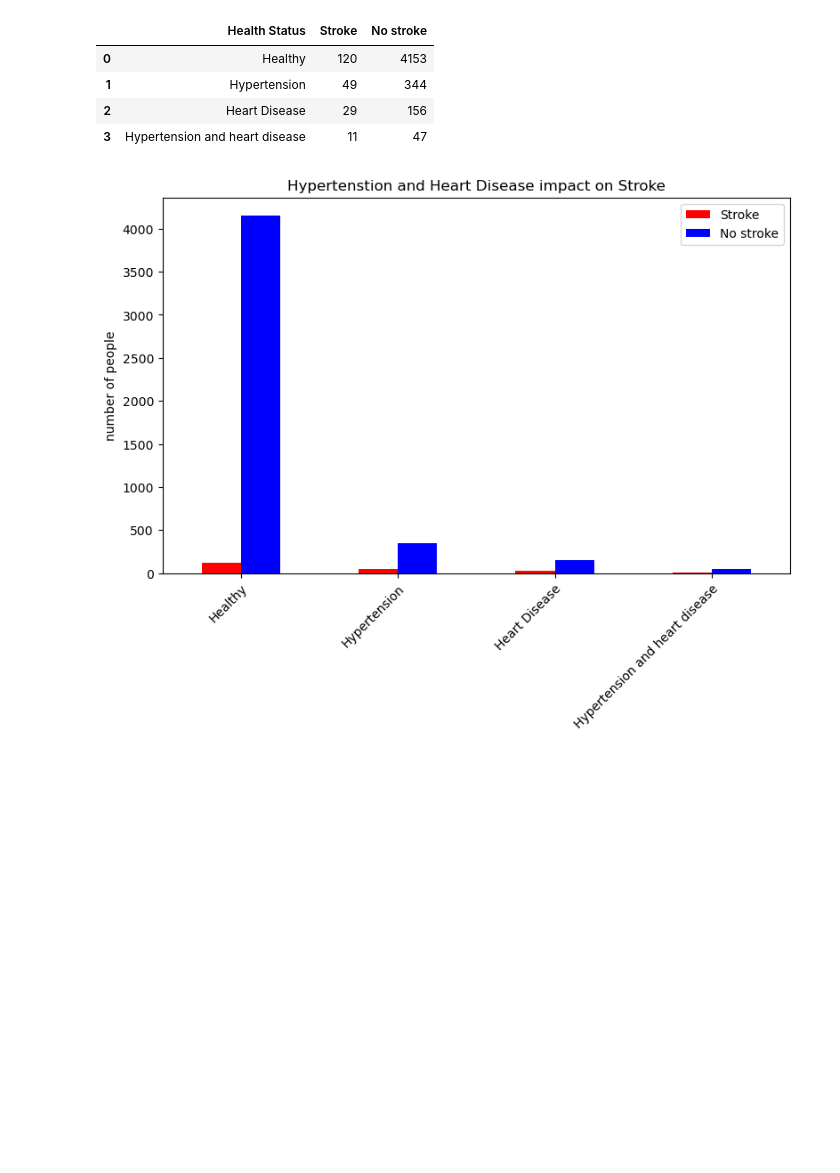
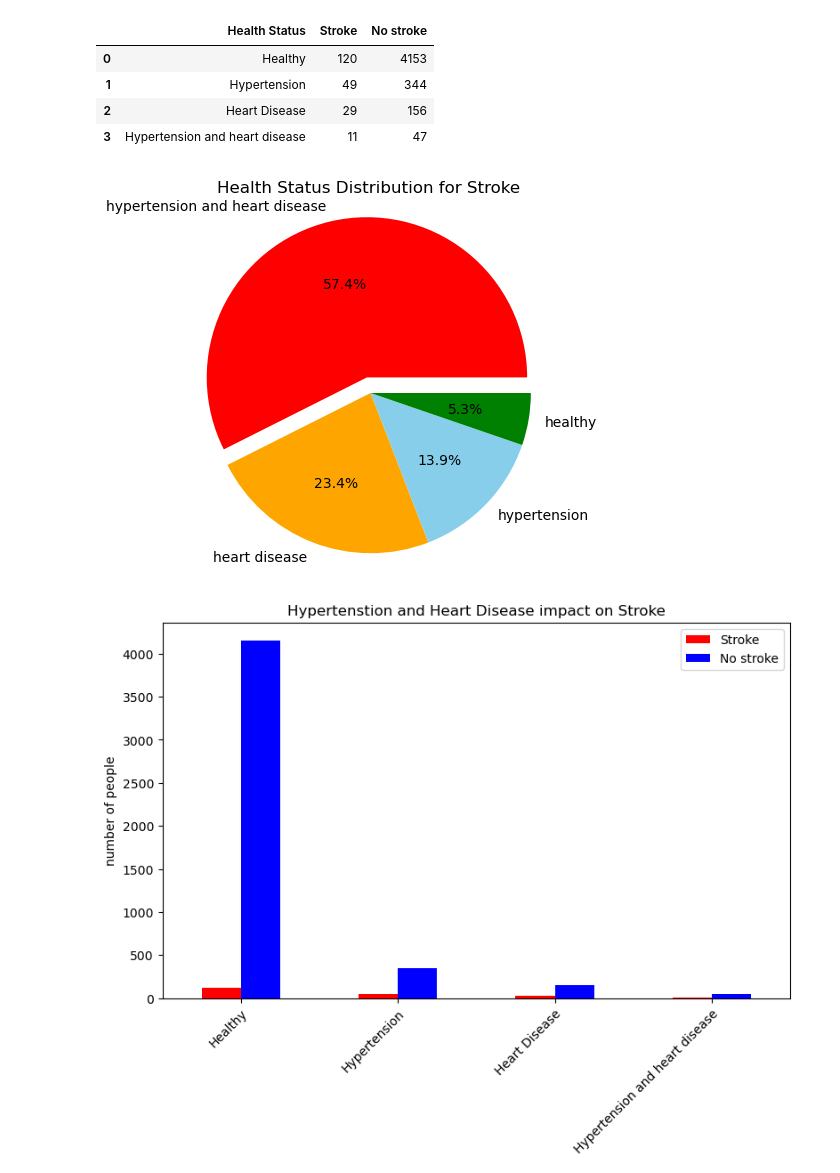
Before and after one commit to talazubi/project-1, a Jupyter notebook: cleaned_stroke_df.ipynb, the cells around one changed output. Saved outputs shown, nothing was run; the diff lists cells and outputs as text; code cells hidden in the pictures; blank space fills up the shorter version.

```diff
--- a/cleaned_stroke_df.ipynb
+++ b/cleaned_stroke_df.ipynb
@@ -206,6 +206,19 @@ health_stroke_summary
 | 1 | Hypertension | 49 | 344 |
 | 2 | Heart Disease | 29 | 156 |
 | 3 | Hypertension and heart disease | 11 | 47 |
+# %%
+#Create the pie chart that show the stoke occurance for each type of health status
+labels=["hypertension and heart disease","heart disease","hypertension","healthy"]
+sizes=health_stroke_summary["Stroke"]
+colors=["red","orange","skyblue","green"]
+explode = (0.1, 0, 0, 0)
+plt.pie(sizes,labels=labels,colors=colors,autopct='%1.1f%%',explode=explode)
+plt.title("Health Status Distribution for Stroke")
+plt.axis("equal")
+plt.savefig("graphs/healthstatus_stroke_pie.png")
+plt.show()
+# %% [output]
+[figure, added]
 # %%
 #create a bar chart to visualize the impact of hypertension and heart disease on stroke.
 health_stroke_fig = health_stroke_summary.plot(kind="bar", color=["red", "blue"], figsize=(8,6),
```
